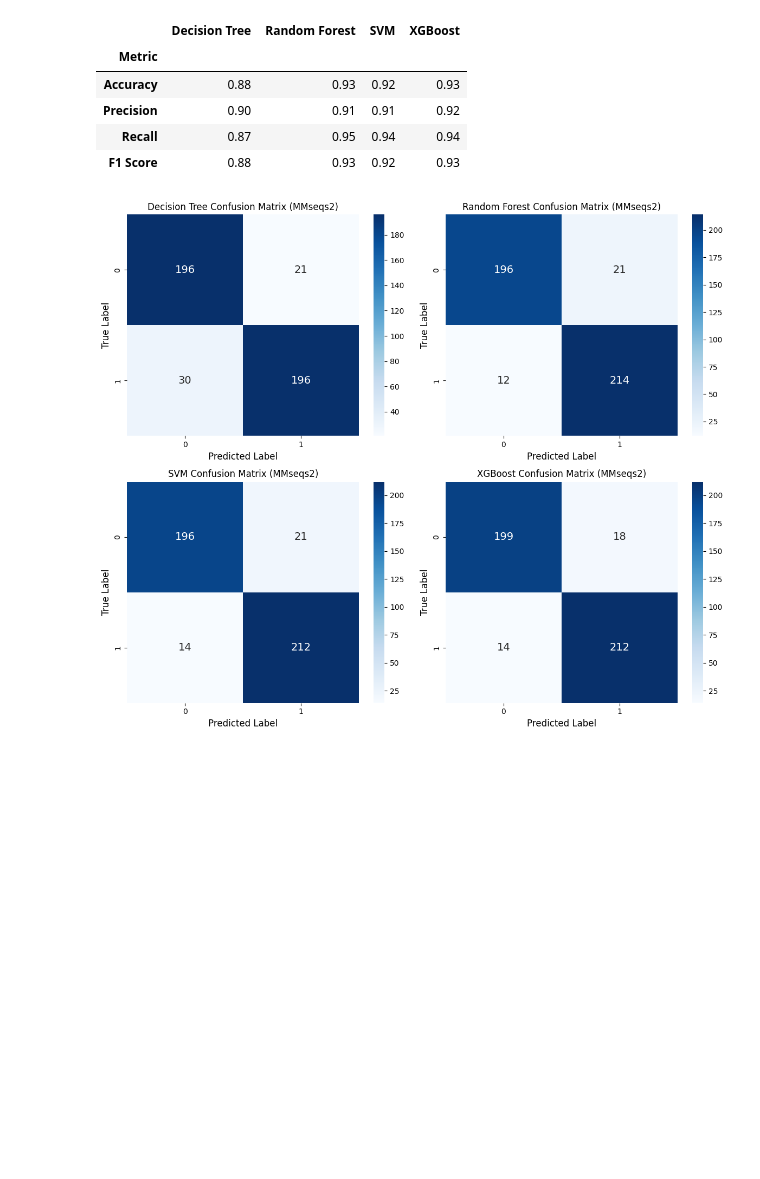
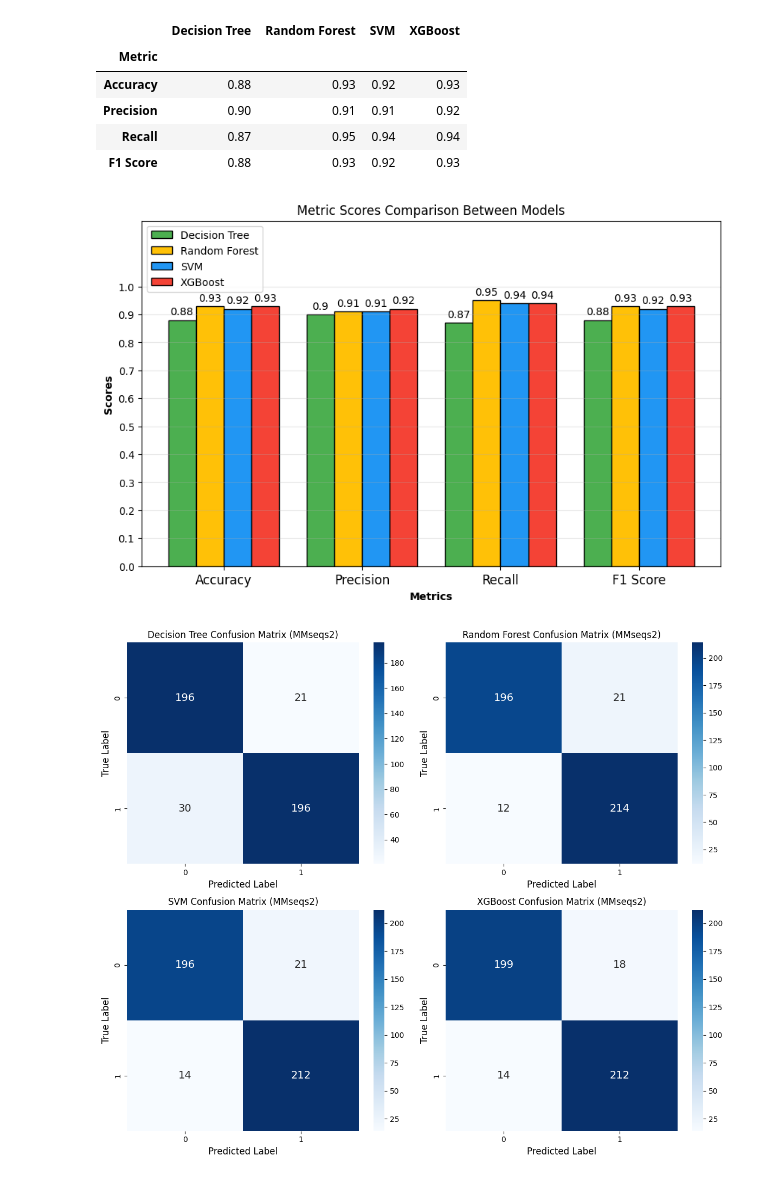
Before and after one commit to ChristianNeitzel/Projeto-Bioinf-PhageAcr, a Jupyter notebook: 6_code_ML_mmseqs_v2.ipynb, the cells around one changed output. Drawn from its saved outputs; the diff is of its cells as text; code cells hidden in the pictures; blank space fills up the shorter version.

```diff
--- a/6_code_ML_mmseqs_v2.ipynb
+++ b/6_code_ML_mmseqs_v2.ipynb
@@ -849,6 +849,39 @@ combined_metrics
 | Precision | 0.90 | 0.91 | 0.91 | 0.92 |
 | Recall | 0.87 | 0.95 | 0.94 | 0.94 |
 | F1 Score | 0.88 | 0.93 | 0.92 | 0.93 |
+# %%
+# Set the figure size
+plt.figure(figsize=(10, 6))
+
+# Define the list of models from the columns
+models = combined_metrics.columns.tolist()
+num_models = len(models)
+
+# Set the positions of the bars on the x-axis
+r = [np.arange(len(combined_metrics.index))]  # Start positions for the first group
+for i in range(1, num_models):
+    r.append([x + 0.2 for x in r[i - 1]])  # Positions for subsequent groups
+
+colors = ['#4CAF50', '#FFC107', '#2196F3', '#F44336']
+
+# Plot each model's metrics
+for i, model in enumerate(models):
+    bars = plt.bar(r[i], combined_metrics[model], color=colors[i], width=0.2, edgecolor='black', label=model)
+    for bar in bars:
+        yval = bar.get_height()
+        plt.text(bar.get_x() + bar.get_width()/2.0, yval + 0.01, round(yval, 2), va='bottom', ha='center')
+
+plt.title('Metric Scores Comparison Between Models')
+plt.xlabel('Metrics', fontweight='bold')
+plt.ylabel('Scores', fontweight='bold')
+plt.xticks([r + 0.2 * (num_models - 1) / 2 for r in range(len(combined_metrics.index))], combined_metrics.index, fontsize=12)
+plt.ylim(top=combined_metrics.values.max() * 1.3)
+plt.yticks(np.arange(0, 1.1, 0.1))
+plt.grid(axis='y', alpha=0.3)
+plt.legend(loc='upper left')
+plt.show()
+# %% [output]
+[figure, added]
 # %%
 # Define the confusion matrices for all four models
 confusion_matrices = {
```
Also changed, not shown: 1 other file.
